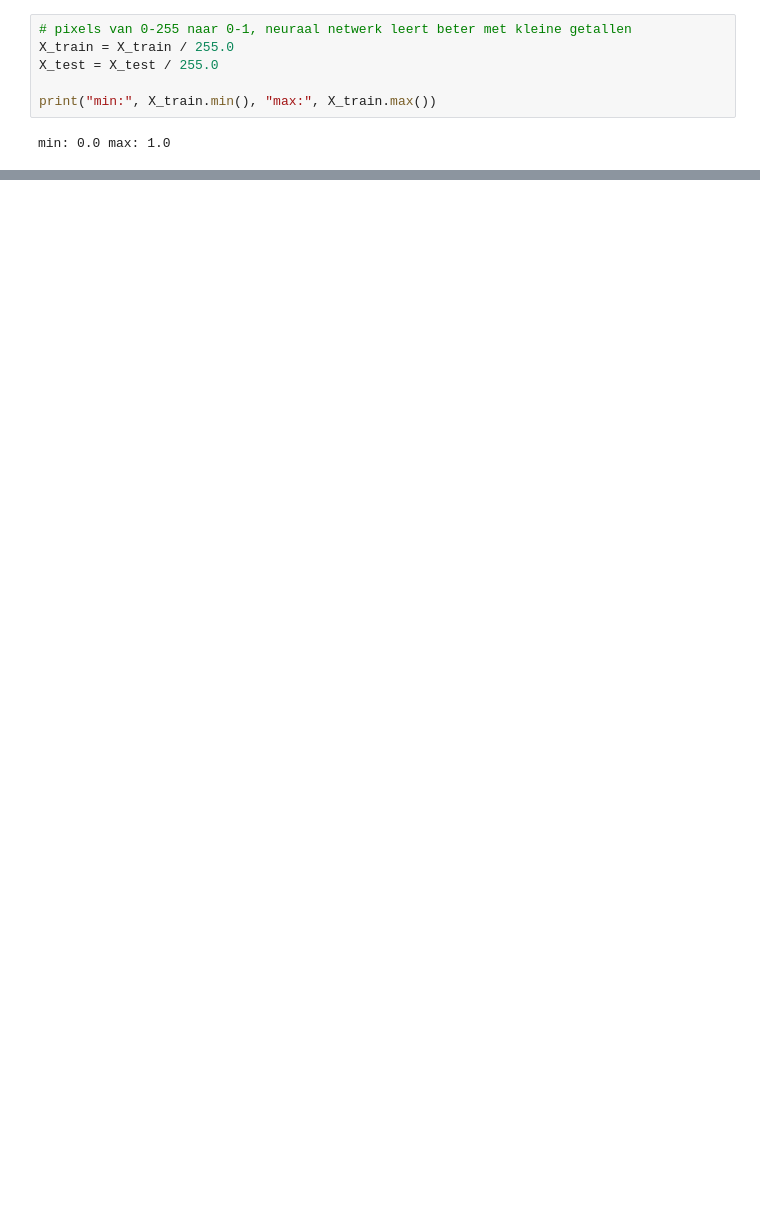
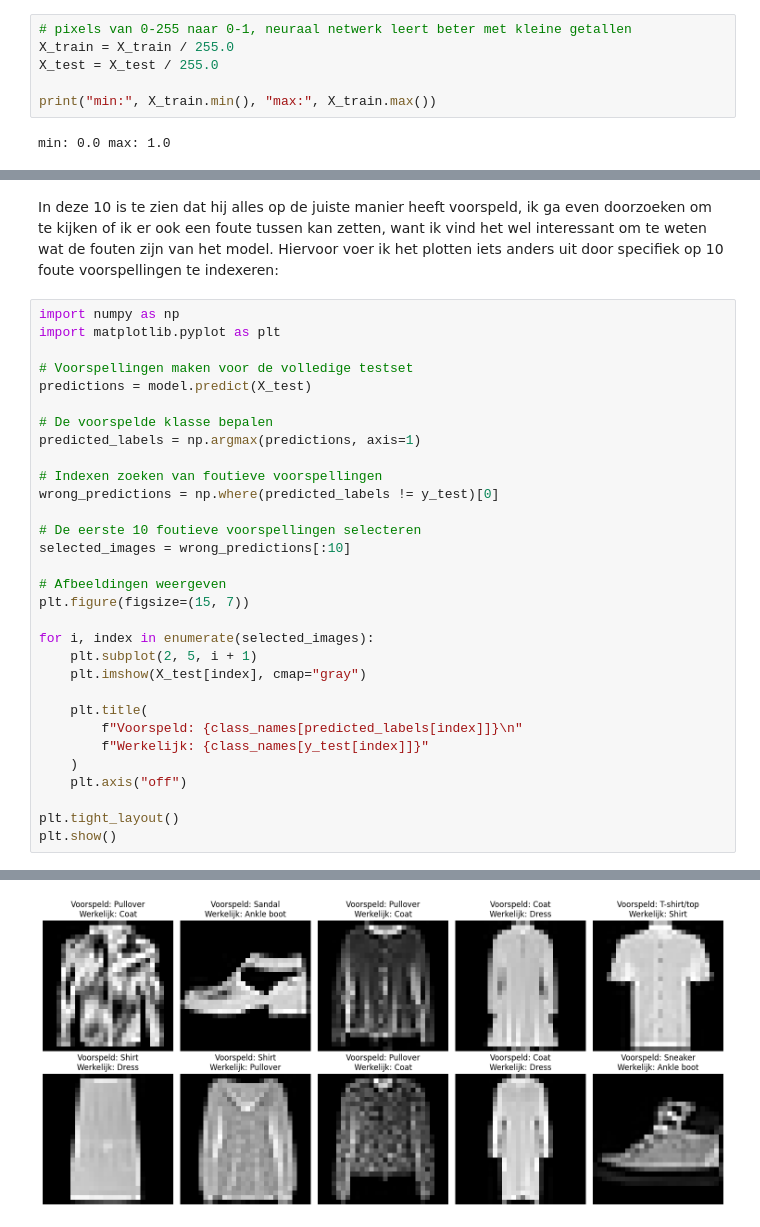
Before and after one commit to Nikkieeex/Neuralnetwork_Image_Classification, a Jupyter notebook: fashion_mnist_beeldherkenning.ipynb, the cells around one changed output, grey strips where cells are left out. Saved outputs shown, nothing was run; the diff lists cells and outputs as text; blank space fills up the shorter version.

```diff
--- a/fashion_mnist_beeldherkenning.ipynb
+++ b/fashion_mnist_beeldherkenning.ipynb
@@ -95,0 +216,34 @@ Test data moeten we natuurlijk niet vergeten.
+# %% [markdown]
+In deze 10 is te zien dat hij alles op de juiste manier heeft voorspeld, ik ga even doorzoeken om te kijken of ik er ook een foute tussen kan zetten, want ik vind het wel interessant om te weten wat de fouten zijn van het model. Hiervoor voer ik het plotten iets anders uit door specifiek op 10 foute voorspellingen te indexeren:
+# %%
+import numpy as np
+import matplotlib.pyplot as plt
+
+# Voorspellingen maken voor de volledige testset
+predictions = model.predict(X_test)
+
+# De voorspelde klasse bepalen
+predicted_labels = np.argmax(predictions, axis=1)
+
+# Indexen zoeken van foutieve voorspellingen
+wrong_predictions = np.where(predicted_labels != y_test)[0]
+
+# De eerste 10 foutieve voorspellingen selecteren
+selected_images = wrong_predictions[:10]
+
+# Afbeeldingen weergeven
+plt.figure(figsize=(15, 7))
+
+for i, index in enumerate(selected_images):
+    plt.subplot(2, 5, i + 1)
+    plt.imshow(X_test[index], cmap="gray")
+
+    plt.title(
+        f"Voorspeld: {class_names[predicted_labels[index]]}\n"
+        f"Werkelijk: {class_names[y_test[index]]}"
+    )
+    plt.axis("off")
+
+plt.tight_layout()
+plt.show()
+# %% [output]
@@ -95,0 +251 @@ Test data moeten we natuurlijk niet vergeten.
+[figure, added]
```
Also changed, not shown: parts of 13 cells of this notebook.
